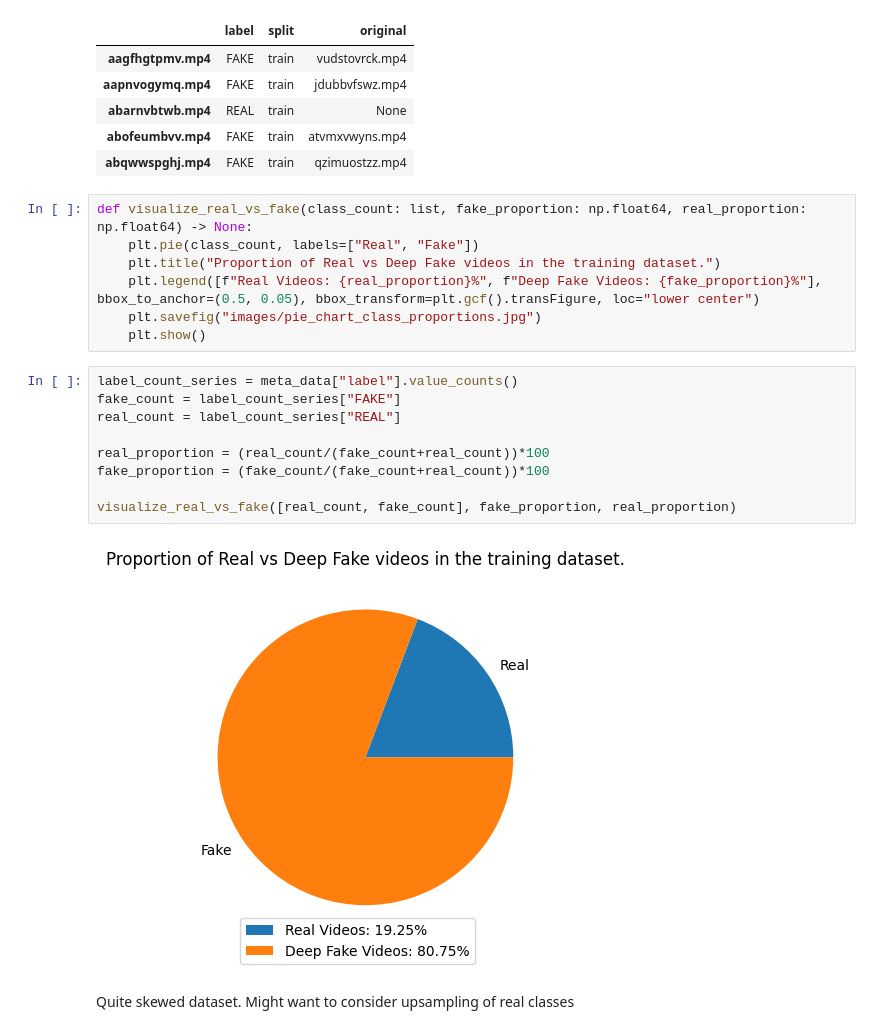
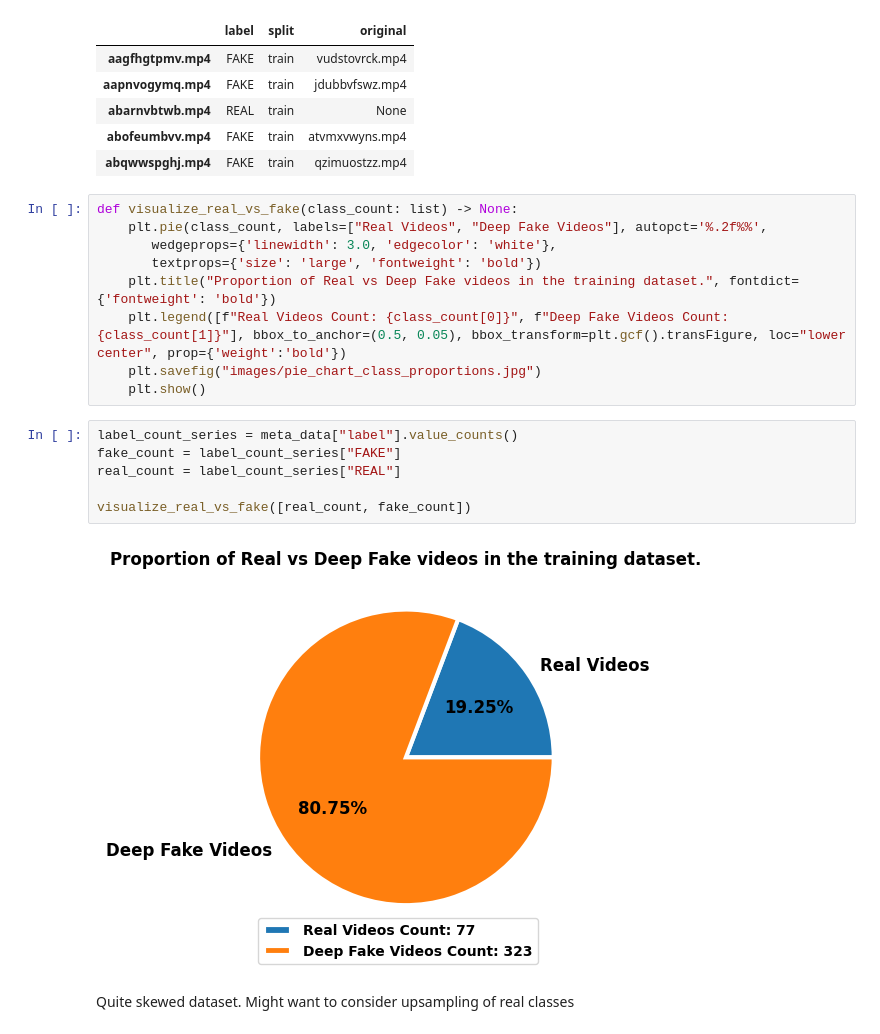
Before and after one commit to Extbech/Deep-Fake-Detection, a Jupyter notebook: DP_challenge.ipynb, the cells around one changed output. Drawn from its saved outputs; the diff is of its cells as text.

Commit message:
bold fontweight

```diff
--- a/DP_challenge.ipynb
+++ b/DP_challenge.ipynb
@@ -32,22 +32,21 @@ meta_data.head()
 | abofeumbvv.mp4 | FAKE | train | atvmxvwyns.mp4 |
 | abqwwspghj.mp4 | FAKE | train | qzimuostzz.mp4 |
 # %%
-def visualize_real_vs_fake(class_count: list, fake_proportion: np.float64, real_proportion: np.float64) -> None:
-    plt.pie(class_count, labels=["Real", "Fake"])
-    plt.title("Proportion of Real vs Deep Fake videos in the training dataset.")
-    plt.legend([f"Real Videos: {real_proportion}%", f"Deep Fake Videos: {fake_proportion}%"], bbox_to_anchor=(0.5, 0.05), bbox_transform=plt.gcf().transFigure, loc="lower center")
+def visualize_real_vs_fake(class_count: list) -> None:
+    plt.pie(class_count, labels=["Real Videos", "Deep Fake Videos"], autopct='%.2f%%',
+       wedgeprops={'linewidth': 3.0, 'edgecolor': 'white'},
+       textprops={'size': 'large', 'fontweight': 'bold'})
+    plt.title("Proportion of Real vs Deep Fake videos in the training dataset.", fontdict={'fontweight': 'bold'})
+    plt.legend([f"Real Videos Count: {class_count[0]}", f"Deep Fake Videos Count: {class_count[1]}"], bbox_to_anchor=(0.5, 0.05), bbox_transform=plt.gcf().transFigure, loc="lower center", prop={'weight':'bold'})
     plt.savefig("images/pie_chart_class_proportions.jpg")
     plt.show()
 # %%
 label_count_series = meta_data["label"].value_counts()
 fake_count = label_count_series["FAKE"]
 real_count = label_count_series["REAL"]
 
-real_proportion = (real_count/(fake_count+real_count))*100
-fake_proportion = (fake_count/(fake_count+real_count))*100
-
-visualize_real_vs_fake([real_count, fake_count], fake_proportion, real_proportion)
+visualize_real_vs_fake([real_count, fake_count])
 # %% [output]
-[figure, old version]
+[figure, new version]
 # %% [markdown]
 Quite skewed dataset. Might want to consider upsampling of real classes
```
Also changed, not shown: 1 other file.
